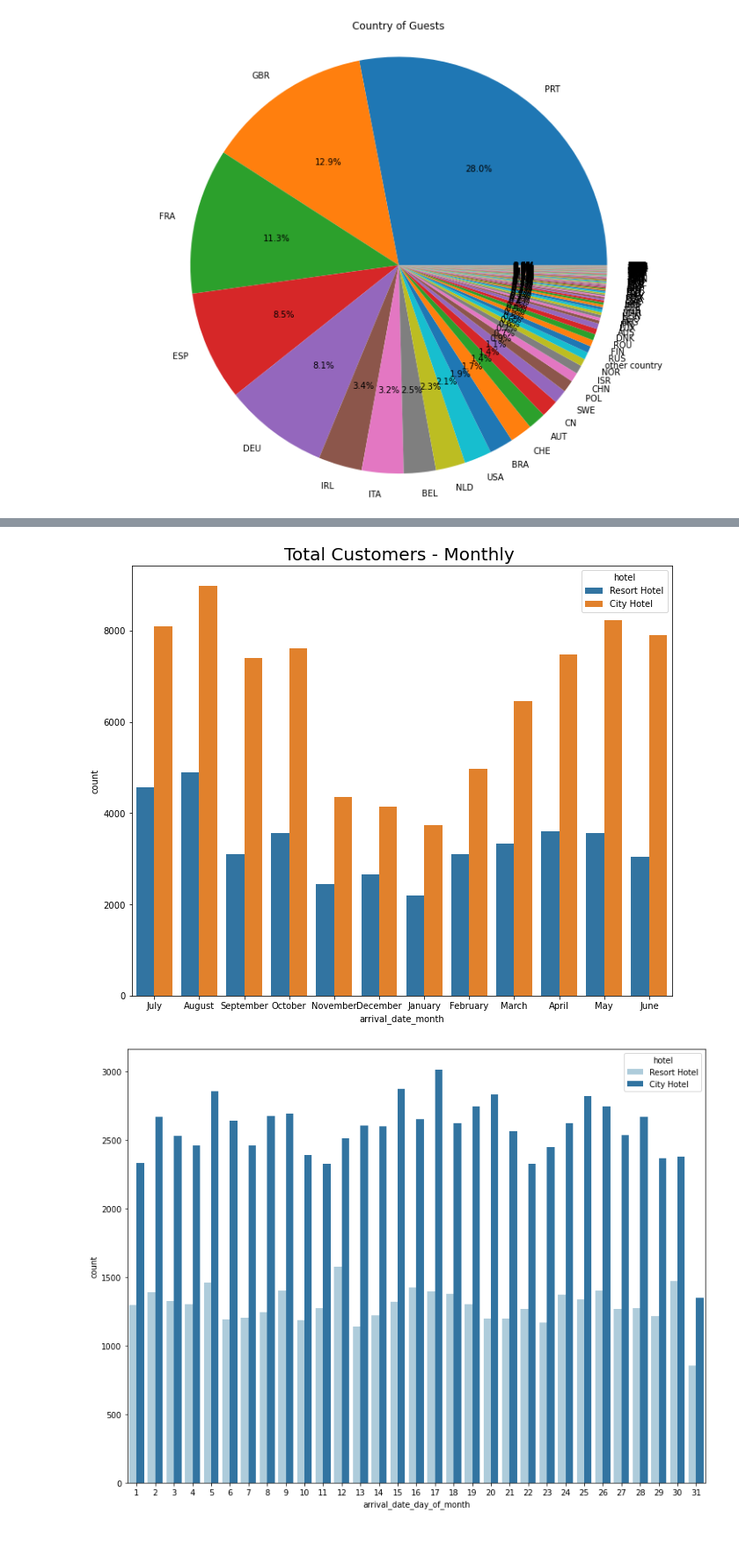
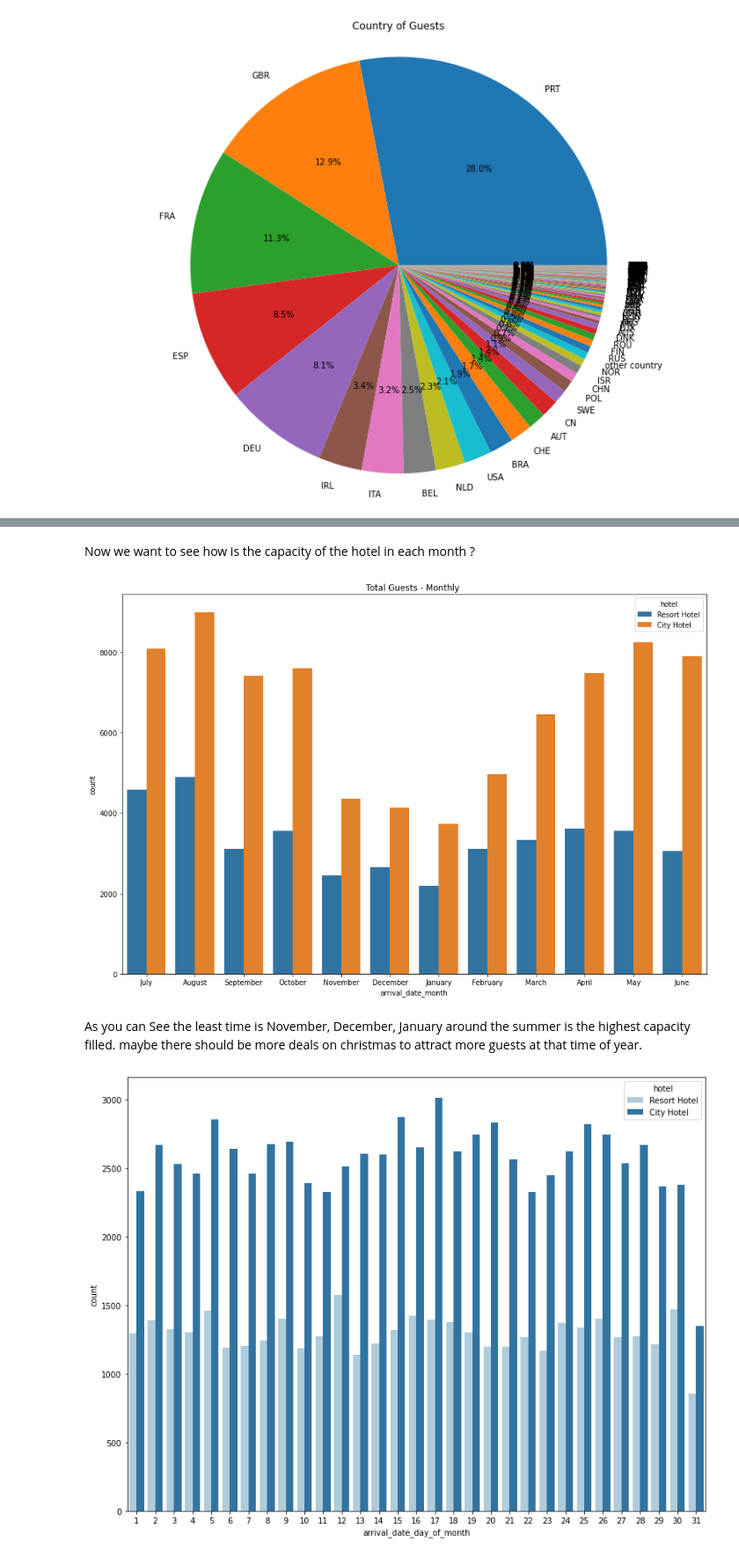
Before and after one commit to abdallahakrab/Hotel-Booking-Analysis, a Jupyter notebook: Visualizations.ipynb, the cells around one changed output, grey strips where cells are left out. Shown at 88% size. Saved outputs shown, nothing was run; the diff lists cells and outputs as text; code cells hidden in the pictures.

```diff
--- a/Visualizations.ipynb
+++ b/Visualizations.ipynb
@@ -147,9 +159,14 @@ KeyboardInterrupt:
+# %% [markdown]
+Now we want to see how is the capacity of the hotel in each month ?
 # %%
-plt.figure(figsize =(11,9))
-plt.title("Total Customers - Monthly ", fontdict={'fontsize': 20})
+plt.figure(figsize =(15,10))
+plt.title("Total Guests - Monthly ")
 ax = sns.countplot(x = "arrival_date_month", hue = 'hotel', data = data)
 # %% [output]
-[figure, old version]
+[figure, new version]
+# %% [markdown]
+As you can See the least time is November, December, January around the summer is the highest capacity filled.
+maybe there should be more deals on christmas to attract more guests at that time of year.
 # %%
 plt.figure(figsize =(13,10))
 sns.countplot(data = data, x = 'arrival_date_day_of_month', hue='hotel', palette='Paired',)
```
Also changed, not shown: parts of 47 cells of this notebook.
